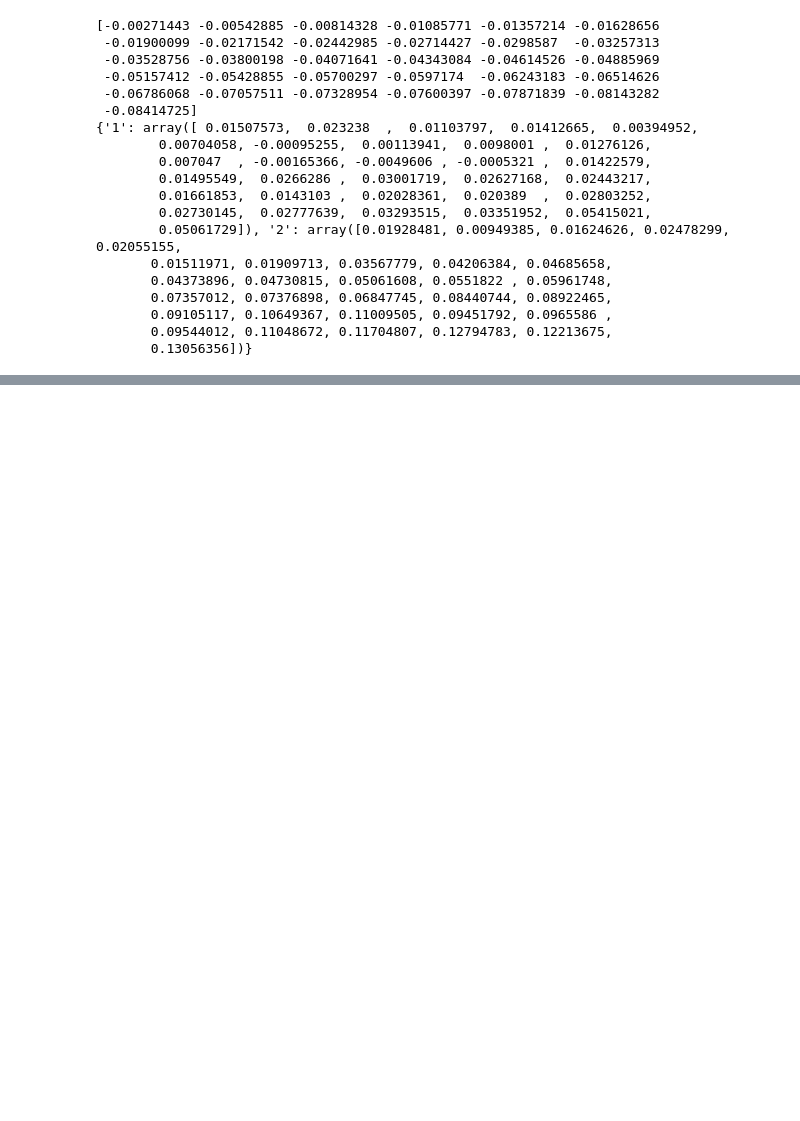
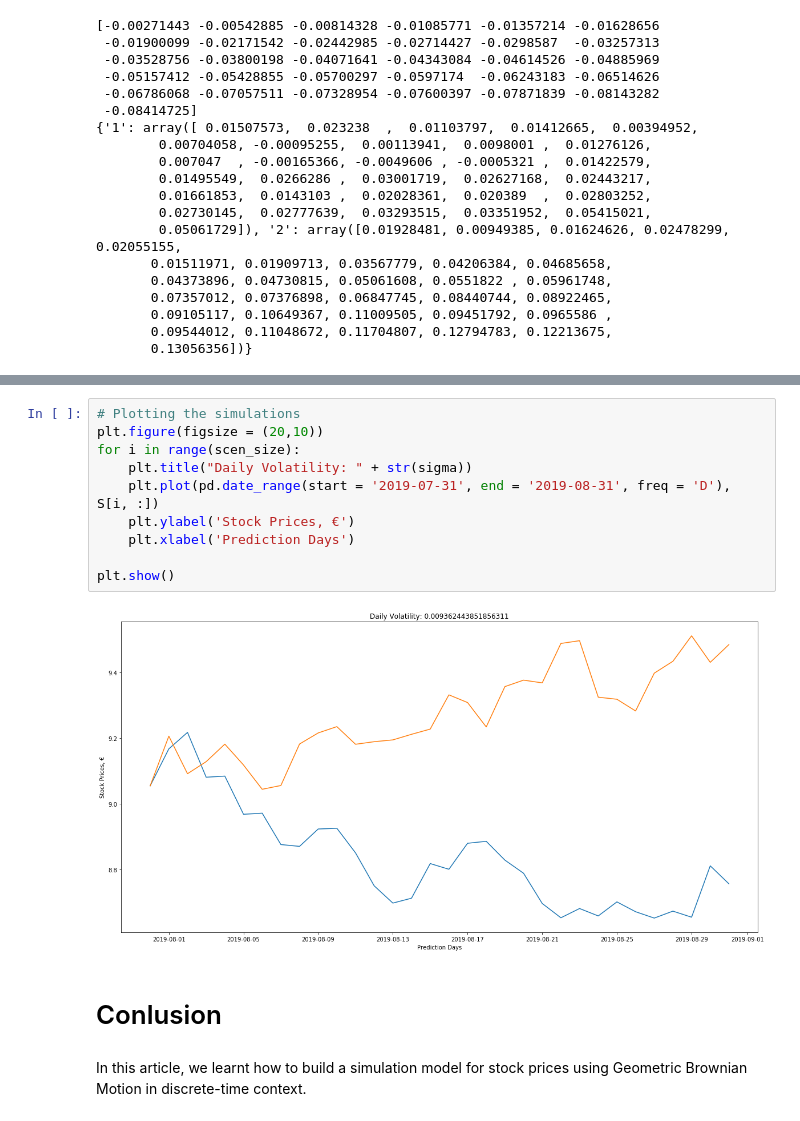
Before and after one commit to yildizumut/Simple-Python-App, a Jupyter notebook: Geometric_Brownian_Motion.ipynb, the cells around one changed output, grey strips where cells are left out. Cells and saved outputs as stored; diff of their text form; blank space fills up the shorter version.

```diff
--- a/Geometric_Brownian_Motion.ipynb
+++ b/Geometric_Brownian_Motion.ipynb
@@ -305,0 +328,16 @@ print(S)
+# %%
+# Plotting the simulations
+plt.figure(figsize = (20,10))
+for i in range(scen_size):
+    plt.title("Daily Volatility: " + str(sigma))
+    plt.plot(pd.date_range(start = '2019-07-31', end = '2019-08-31', freq = 'D'), S[i, :])
+    plt.ylabel('Stock Prices, €')
+    plt.xlabel('Prediction Days')
+
+plt.show()
+# %% [output]
+[figure, added]
+# %% [markdown]
+# Conlusion
+# %% [markdown]
+In this article, we learnt how to build a simulation model for stock prices using Geometric Brownian Motion in discrete-time context.
```
Also changed, not shown: parts of 6 cells of this notebook.
